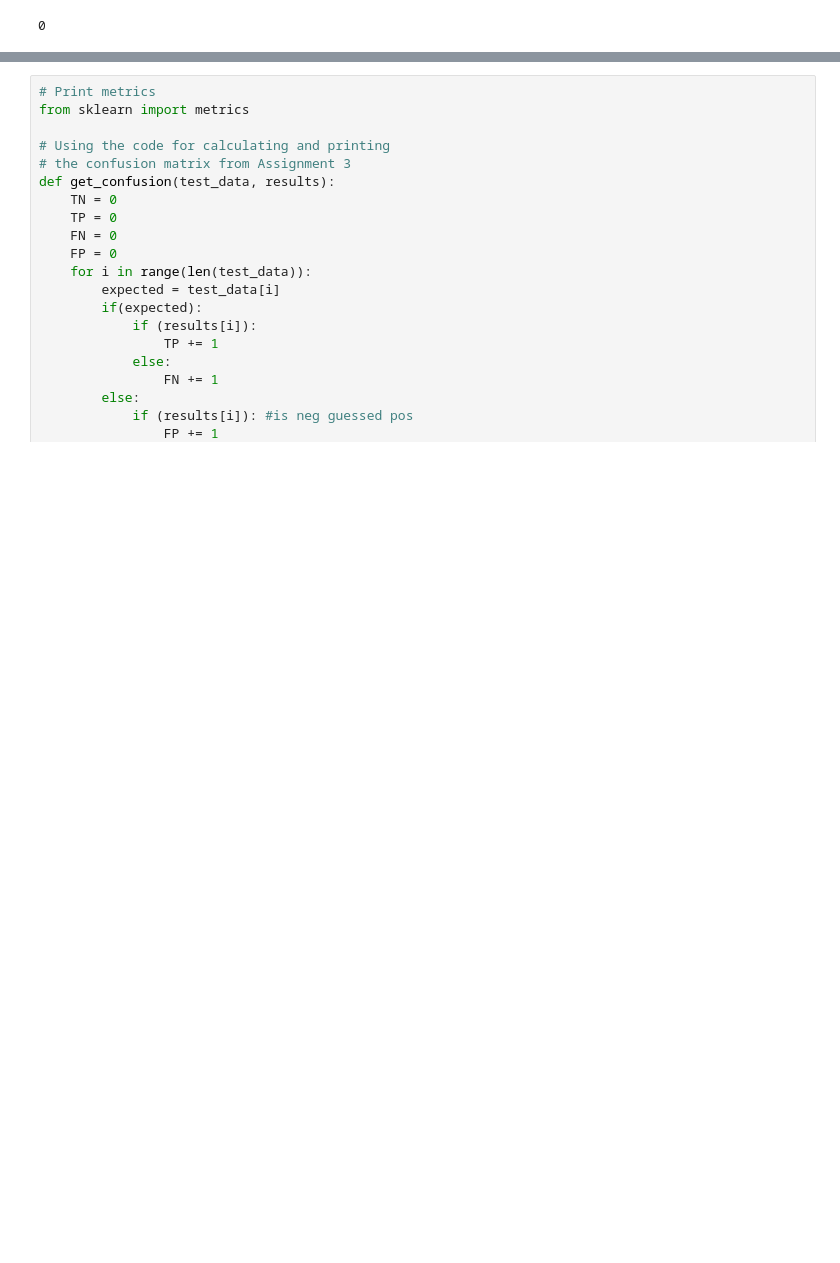
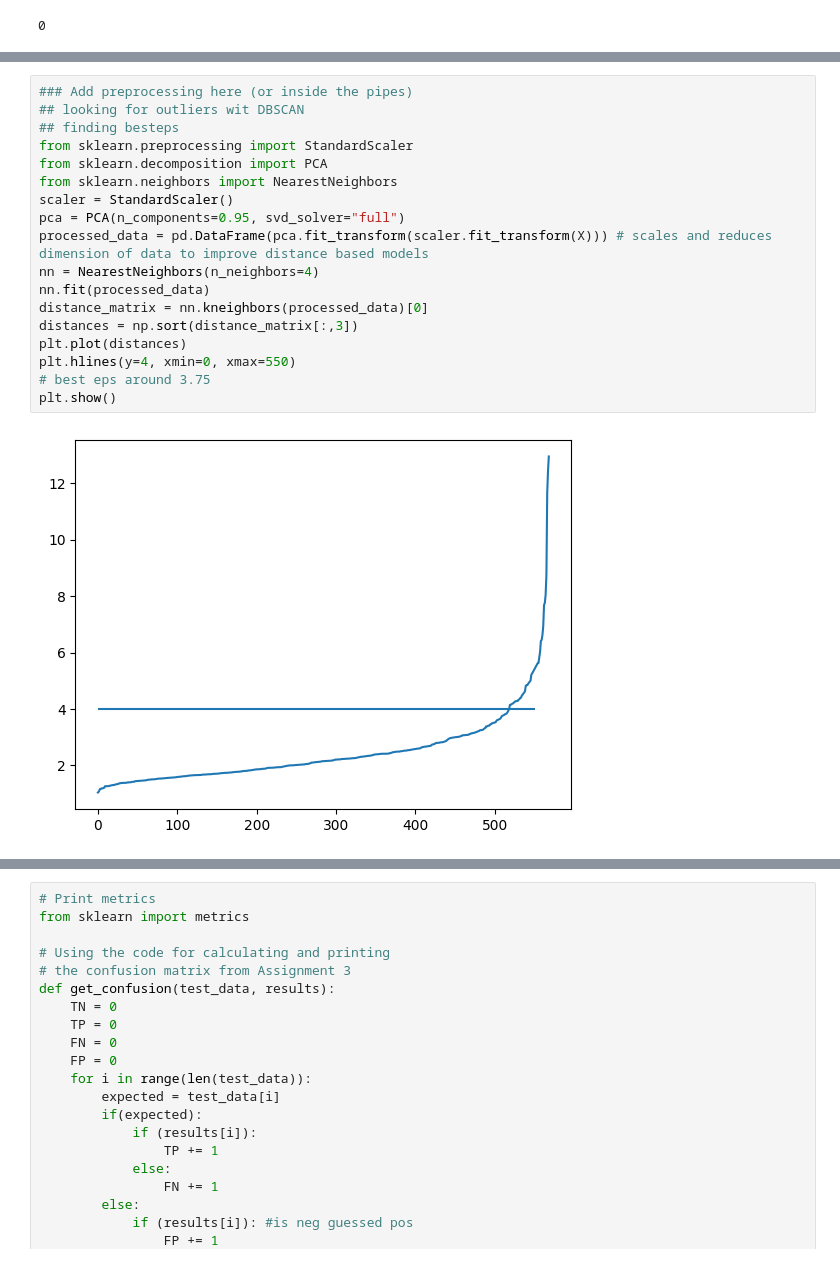
Before and after one commit to thomas-tran22/MachineLearningProject, a Jupyter notebook: ML_Project.ipynb, the cells around one changed output, grey strips where cells are left out. Cells and saved outputs as stored; diff of their text form; blank space fills up the shorter version.

```diff
--- a/ML_Project.ipynb
+++ b/ML_Project.ipynb
@@ -40,0 +32,20 @@ data.isnull().sum().sum()
+# %%
+### Add preprocessing here (or inside the pipes)
+## looking for outliers wit DBSCAN
+## finding besteps
+from sklearn.preprocessing import StandardScaler
+from sklearn.decomposition import PCA
+from sklearn.neighbors import NearestNeighbors
+scaler = StandardScaler()
+pca = PCA(n_components=0.95, svd_solver="full")
+processed_data = pd.DataFrame(pca.fit_transform(scaler.fit_transform(X))) # scales and reduces dimension of data to improve distance based models
+nn = NearestNeighbors(n_neighbors=4)
+nn.fit(processed_data)
+distance_matrix = nn.kneighbors(processed_data)[0]
+distances = np.sort(distance_matrix[:,3])
+plt.plot(distances)
+plt.hlines(y=4, xmin=0, xmax=550)
+# best eps around 3.75
+plt.show()
+# %% [output]
+[figure, added]
```
Also changed, not shown: parts of 11 cells of this notebook, 1 other file.
